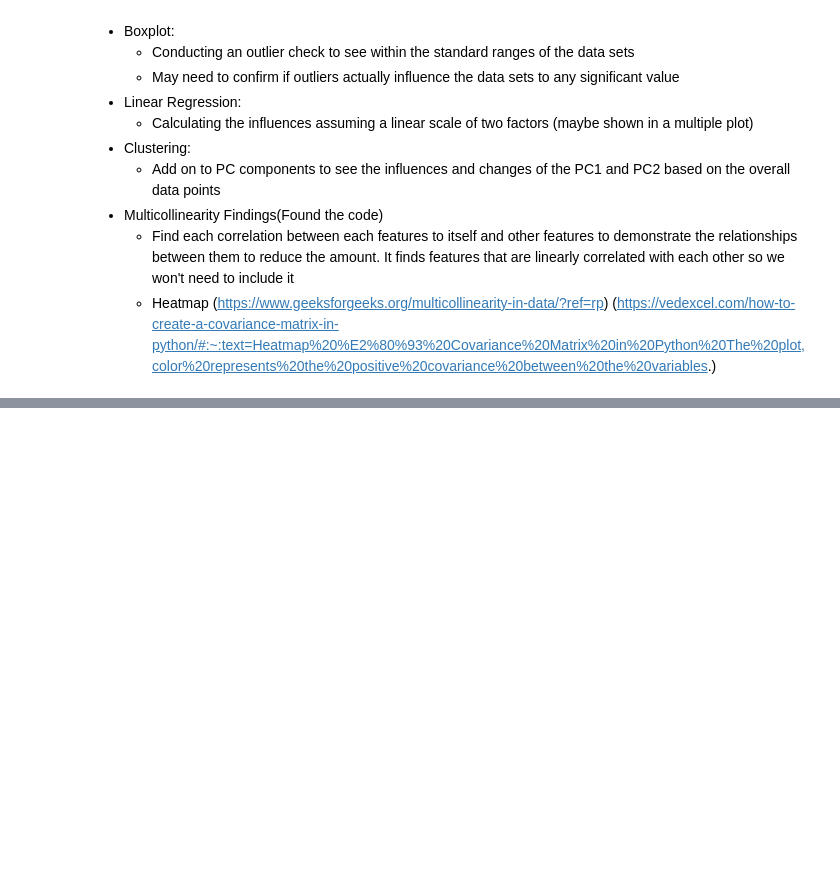
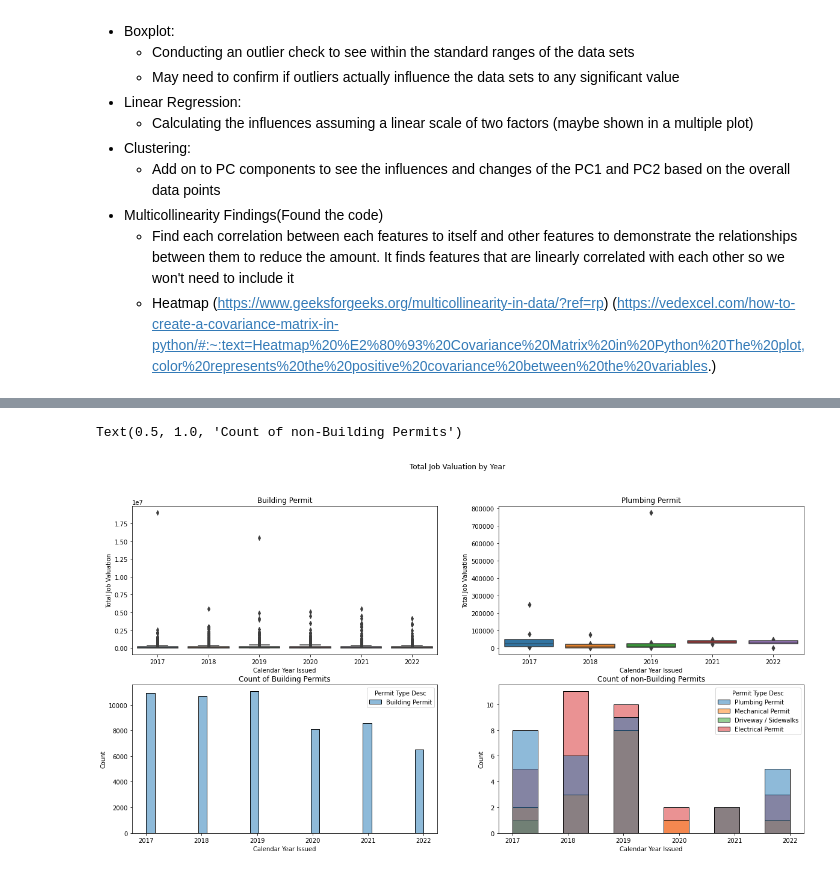
Before and after one commit to Josephslee99/CSE4-587Project, a Jupyter notebook: EDA.ipynb, the cells around one changed output, grey strips where cells are left out. Saved outputs shown, nothing was run; the diff lists cells and outputs as text; code cells hidden in the pictures; blank space fills up the shorter version.

Commit message:
Start of analyzing Dataset

```diff
--- a/EDA.ipynb
+++ b/EDA.ipynb
@@ -28,4 +28,4 @@ import seaborn as sb
 # %%
-data = pd.read_csv('Dataset/ICP_Residential_Austin2017toCurr.csv')
-data
+data = pd.read_csv('Dataset/ICP_Residential_Austin2017up.csv')
+data['Total Job Valuation']
 # %% [output]
@@ -91,3 +90,17 @@ plt.show()
 
 print(vif_data)
 """
+# %%
+fig, axes = plt.subplots(2,2,figsize=(20,10))
+fig.suptitle('Total Job Valuation by Year')
+sns.boxplot(ax=axes[0,0],data=data[data['Permit Type Desc']=="Building Permit"],x='Calendar Year Issued',y='Total Job Valuation')
+axes[0,0].set_title('Building Permit')
+sns.boxenplot(ax=axes[0,1],data=data[data['Permit Type Desc']=="Plumbing Permit"],x='Calendar Year Issued',y='Total Job Valuation')
+axes[0,1].set_title('Plumbing Permit')
+sns.histplot(ax=axes[1,0],data=data[data['Permit Type Desc']=="Building Permit"],x='Calendar Year Issued',hue='Permit Type Desc')
+axes[1,0].set_title('Count of Building Permits')
+sns.histplot(ax=axes[1,1],data=data[data['Permit Type Desc']!="Building Permit"],x='Calendar Year Issued',hue='Permit Type Desc')
+axes[1,1].set_title('Count of non-Building Permits')
+# %% [output]
+Text(0.5, 1.0, 'Count of non-Building Permits')
+[figure, added]
```
Also changed, not shown: parts of 3 cells of this notebook, 4 other files.
